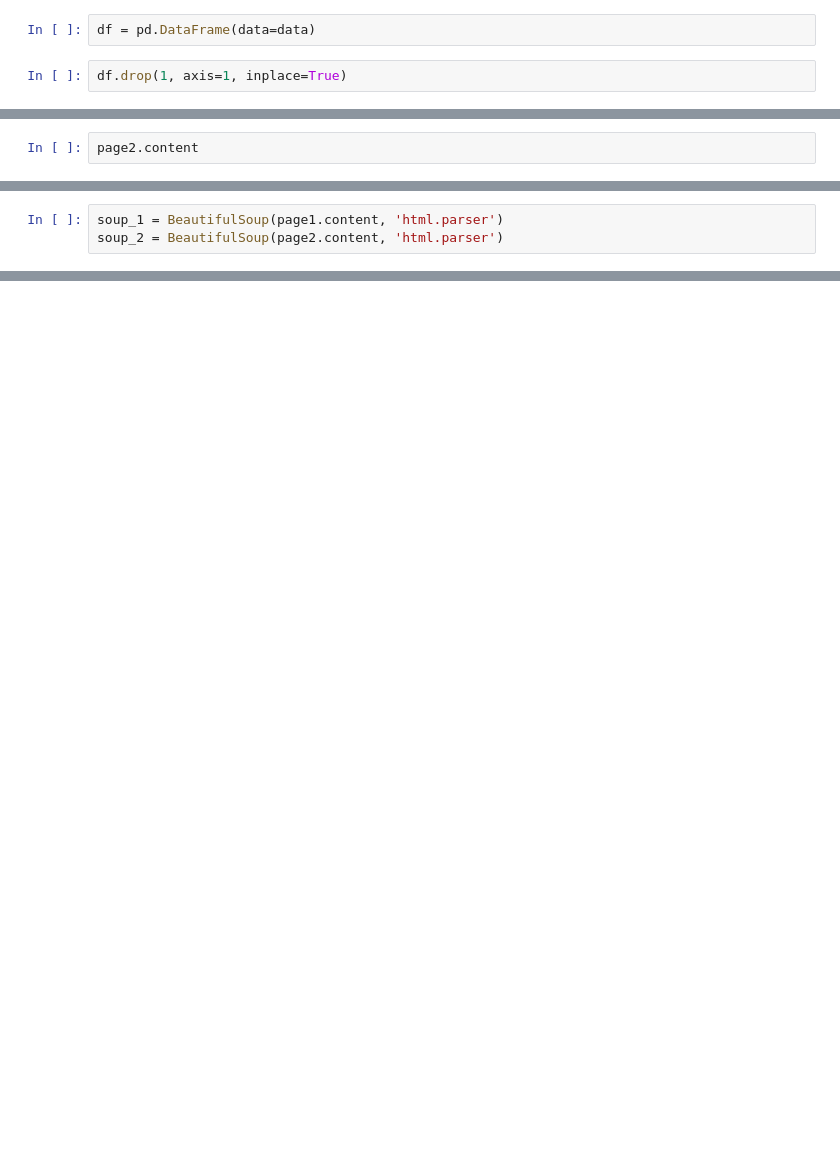
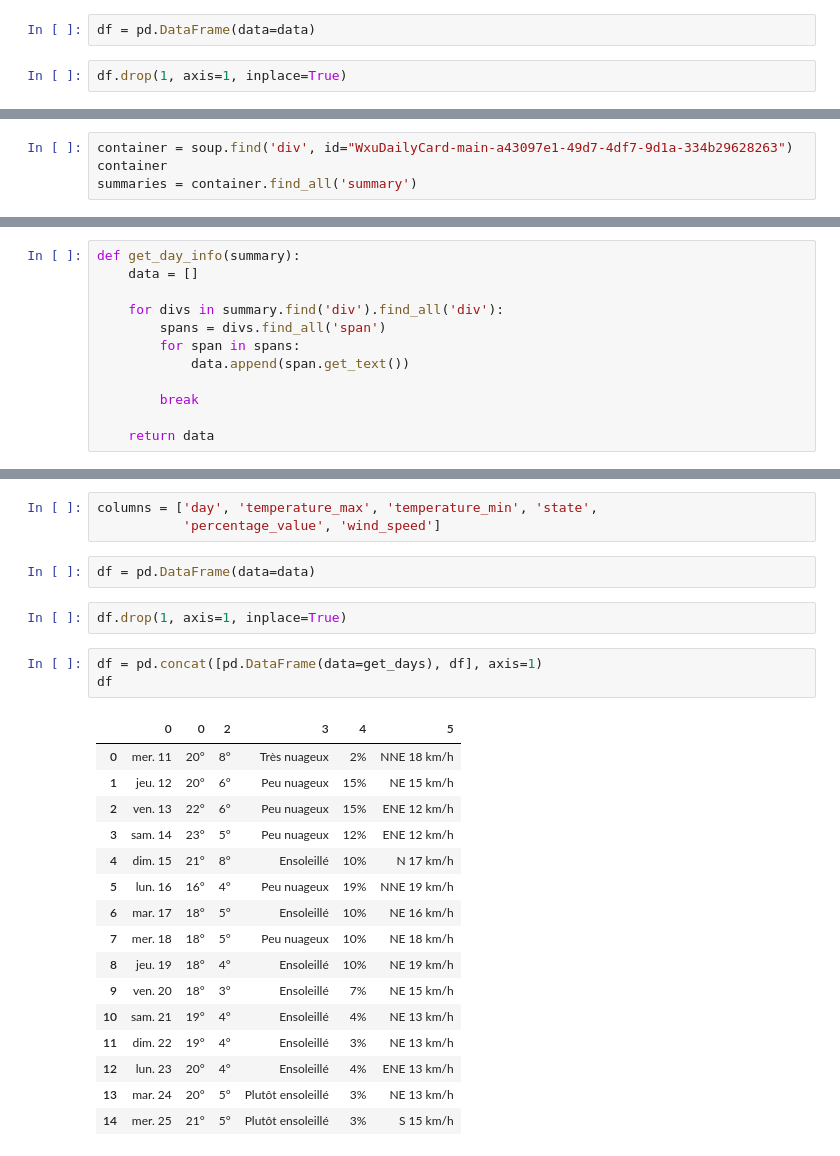
Before and after one commit to Borel677/M111-Advanced-Python-and-Database-Management, a Jupyter notebook: day04/assignment/forecast data scraping.ipynb, the cells around one changed output, grey strips where cells are left out. Saved outputs shown, nothing was run; the diff lists cells and outputs as text; blank space fills up the shorter version.

```diff
--- a/day04/assignment/forecast data scraping.ipynb
+++ b/day04/assignment/forecast data scraping.ipynb
@@ -168,2 +196,4 @@ b'<!doctype html><html dir="ltr" lang="fr-MA"><head>\n      <meta data-react-hel
 # %%
-page2.content
+container = soup.find('div', id="WxuDailyCard-main-a43097e1-49d7-4df7-9d1a-334b29628263")
+container
+summaries = container.find_all('summary')
@@ -172,4 +200,13 @@ b'<!doctype html><html dir="ltr" lang="fr-MA"><head>\n      <meta data-react-hel
 # %%
-soup_1 = BeautifulSoup(page1.content, 'html.parser')
-soup_2 = BeautifulSoup(page2.content, 'html.parser')
+def get_day_info(summary):
+    data = []
+
+    for divs in summary.find('div').find_all('div'):
+        spans = divs.find_all('span')
+        for span in spans:
+            data.append(span.get_text())
+
+        break
+
+    return data
 # %%
@@ -213,0 +231,27 @@ for city in cities:
+# %%
+columns = ['day', 'temperature_max', 'temperature_min', 'state',
+           'percentage_value', 'wind_speed']
+# %%
+df = pd.DataFrame(data=data)
+# %%
+df.drop(1, axis=1, inplace=True)
+# %%
+df = pd.concat([pd.DataFrame(data=get_days), df], axis=1)
+df
+# %% [output]
+|  | 0 | 0 | 2 | 3 | 4 | 5 |
+| 0 | mer. 11 | 20° | 8° | Très nuageux | 2% | NNE 18 km/h |
+| 1 | jeu. 12 | 20° | 6° | Peu nuageux | 15% | NE 15 km/h |
+| 2 | ven. 13 | 22° | 6° | Peu nuageux | 15% | ENE 12 km/h |
+| 3 | sam. 14 | 23° | 5° | Peu nuageux | 12% | ENE 12 km/h |
+| 4 | dim. 15 | 21° | 8° | Ensoleillé | 10% | N 17 km/h |
+| 5 | lun. 16 | 16° | 4° | Peu nuageux | 19% | NNE 19 km/h |
+| 6 | mar. 17 | 18° | 5° | Ensoleillé | 10% | NE 16 km/h |
+| 7 | mer. 18 | 18° | 5° | Peu nuageux | 10% | NE 18 km/h |
+| 8 | jeu. 19 | 18° | 4° | Ensoleillé | 10% | NE 19 km/h |
+| 9 | ven. 20 | 18° | 3° | Ensoleillé | 7% | NE 15 km/h |
+| 10 | sam. 21 | 19° | 4° | Ensoleillé | 4% | NE 13 km/h |
+| 11 | dim. 22 | 19° | 4° | Ensoleillé | 3% | NE 13 km/h |
+| 12 | lun. 23 | 20° | 4° | Ensoleillé | 4% | ENE 13 km/h |
+| 13 | mar. 24 | 20° | 5° | Plutôt ensoleillé | 3% | NE 13 km/h |
+| 14 | mer. 25 | 21° | 5° | Plutôt ensoleillé | 3% | S 15 km/h |
```
Also changed, not shown: parts of 11 cells of this notebook.
